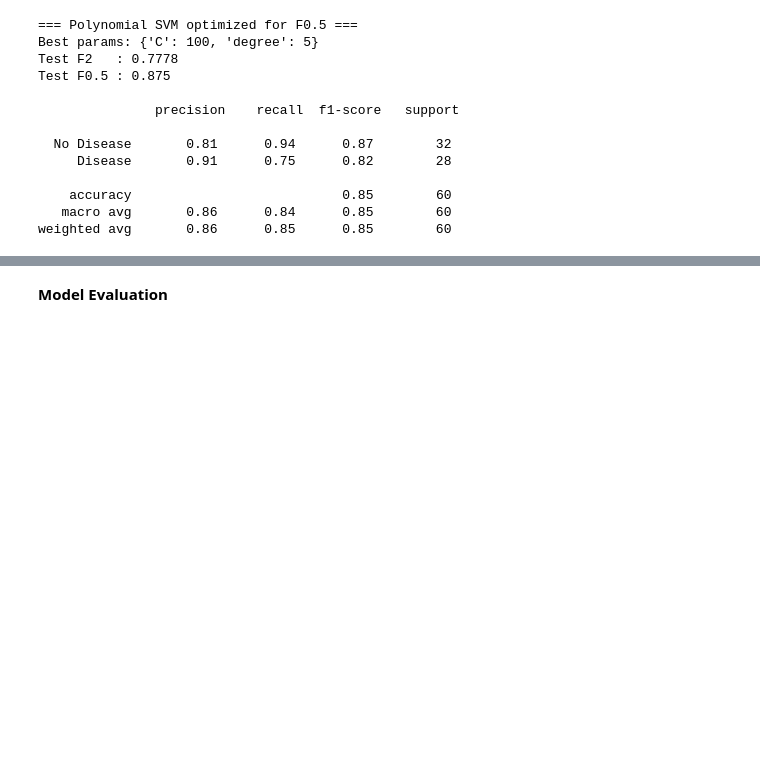
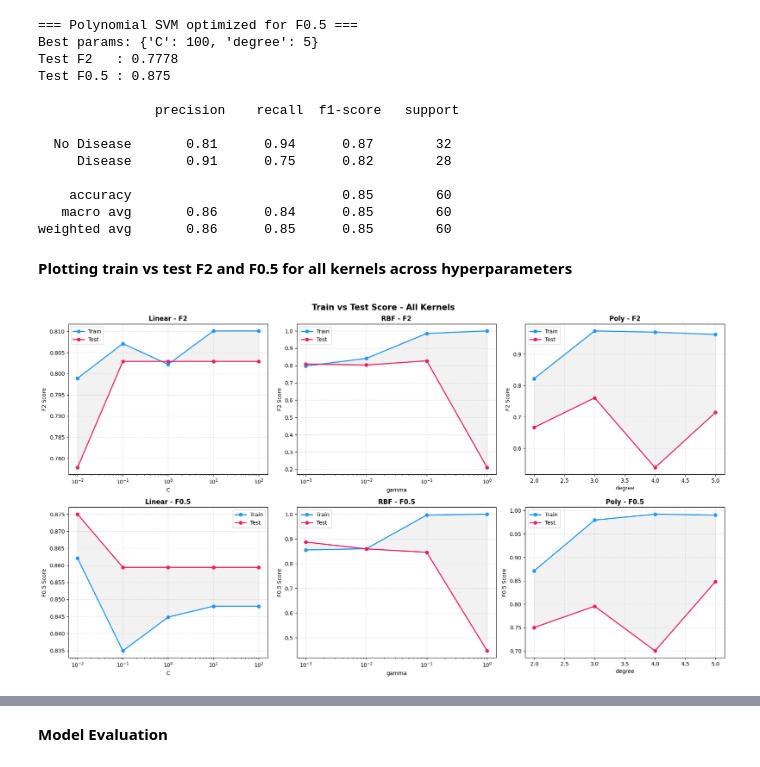
Before and after one commit to Shravani018/ml_2_group1, a Jupyter notebook: Assignment2/ML2_Group1_Assignment2-1.ipynb, the cells around one changed output, grey strips where cells are left out. Saved outputs shown, nothing was run; the diff lists cells and outputs as text; code cells hidden in the pictures; blank space fills up the shorter version.

Commit message:
adding train-test viz for task 2

```diff
--- a/Assignment2/ML2_Group1_Assignment2-1.ipynb
+++ b/Assignment2/ML2_Group1_Assignment2-1.ipynb
@@ -634,3 +638,38 @@ Test F0.5 : 0.875
     accuracy                           0.85        60
    macro avg       0.86      0.84      0.85        60
 weighted avg       0.86      0.85      0.85        60
+# %% [markdown]
+**Plotting train vs test F2 and F0.5 for all kernels across hyperparameters**
+# %%
+fig, axes = plt.subplots(2, 3, figsize=(18, 10))
+fig.suptitle("Train vs Test Score - All Kernels", fontsize=15, fontweight="bold")
+
+kernel_setups = [
+    ("Linear", "C",      [0.01, 0.1, 1, 10, 100],
+     [SVC(kernel="linear", C=c, random_state=42) for c in [0.01, 0.1, 1, 10, 100]]),
+    ("RBF",    "gamma",  [0.001, 0.01, 0.1, 1],
+     [SVC(kernel="rbf", C=10, gamma=g, random_state=42) for g in [0.001, 0.01, 0.1, 1]]),
+    ("Poly",   "degree", [2, 3, 4, 5],
+     [SVC(kernel="poly", C=10, degree=d, random_state=42) for d in [2, 3, 4, 5]]),]
+
+for col, (name, param_name, param_vals, svcs) in enumerate(kernel_setups):
+    for row, (beta, metric_name) in enumerate([(2, "F2"), (0.5, "F0.5")]):
+        train_scores, test_scores = [], []
+        for svc in svcs:
+            svc.fit(X_train, y_train)
+            train_scores.append(round(fbeta_score(y_train, svc.predict(X_train), beta=beta), 4))
+            test_scores.append(round(fbeta_score(y_test,  svc.predict(X_test),  beta=beta), 4))
+        ax = axes[row, col]
+        ax.plot(param_vals, train_scores, "o-", color="#2196F3", linewidth=2, label="Train")
+        ax.plot(param_vals, test_scores,  "o-", color="#E91E63", linewidth=2, label="Test")
+        ax.fill_between(param_vals, train_scores, test_scores, alpha=0.1, color="gray")
+        ax.set_title(f"{name} - {metric_name}", fontsize=12, fontweight="bold")
+        ax.set_xlabel(param_name, fontsize=10)
+        ax.set_ylabel(f"{metric_name} Score", fontsize=10)
+        ax.set_xscale("log" if param_name in ("C", "gamma") else "linear")
+        ax.legend(fontsize=10)
+        ax.grid(True, linestyle="--", alpha=0.4)
+fig.tight_layout()
+plt.show()
+# %% [output]
+[figure, added]
```
Also changed, not shown: parts of 4 cells of this notebook.
